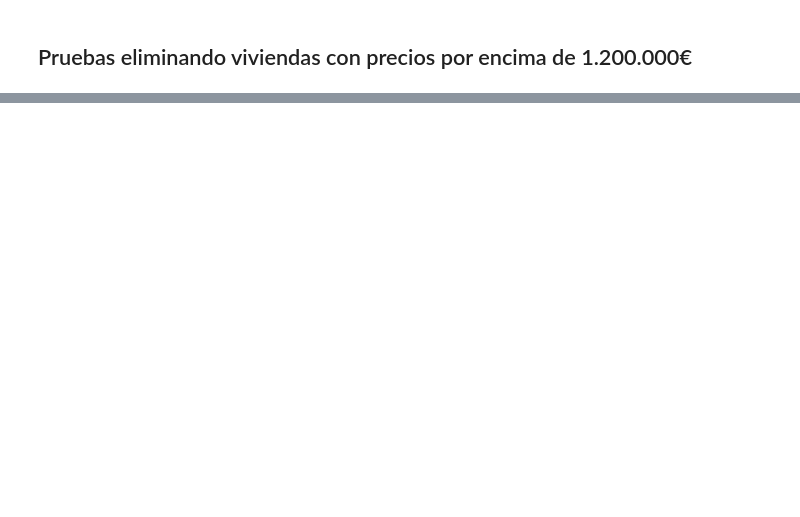
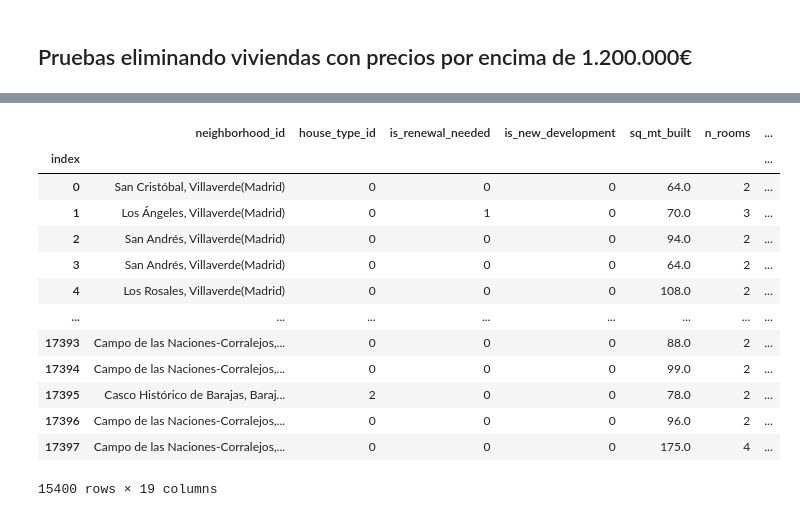
Before and after one commit to Jav1-Mart1nez/Proyecto-final, a Jupyter notebook: jupyter_notebooks/data_preparation.ipynb, the cells around one changed output, grey strips where cells are left out. Drawn from its saved outputs; the diff is of its cells as text; code cells hidden in the pictures; blank space fills up the shorter version.

```diff
--- a/jupyter_notebooks/data_preparation.ipynb
+++ b/jupyter_notebooks/data_preparation.ipynb
@@ -489,0 +304,6 @@ HistGradientBoosting accuracy0.9969396782767065
+# %%
+data2 = pd.read_csv("../outputs/clean_houses.csv")
+# %%
+data2.rename(columns={"Unnamed: 0":"index"},inplace=True)
+data2.set_index("index", inplace=True)
+data2.head()
@@ -489,0 +364,23 @@ HistGradientBoosting accuracy0.9969396782767065
+# %%
+data2 = data2.drop(data2[data2["buy_price"]>1200000].index)
+data2 = data2.drop(data2[data2["sq_mt_built"]>300].index)
+data2 = data2.drop(data2[data2["n_rooms"]>5].index)
+data2 = data2.drop(data2[data2["n_bathrooms"]>5].index)
+# %%
+data2.reset_index()
+data2
+# %% [output]
+|  | neighborhood_id | house_type_id | is_renewal_needed | is_new_development | sq_mt_built | n_rooms | ... |
+| index |  |  |  |  |  |  | ... |
+| 0 | San Cristóbal, Villaverde(Madrid) | 0 | 0 | 0 | 64.0 | 2 | ... |
+| 1 | Los Ángeles, Villaverde(Madrid) | 0 | 1 | 0 | 70.0 | 3 | ... |
+| 2 | San Andrés, Villaverde(Madrid) | 0 | 0 | 0 | 94.0 | 2 | ... |
+| 3 | San Andrés, Villaverde(Madrid) | 0 | 0 | 0 | 64.0 | 2 | ... |
+| 4 | Los Rosales, Villaverde(Madrid) | 0 | 0 | 0 | 108.0 | 2 | ... |
+| ... | ... | ... | ... | ... | ... | ... | ... |
+| 17393 | Campo de las Naciones-Corralejos,... | 0 | 0 | 0 | 88.0 | 2 | ... |
+| 17394 | Campo de las Naciones-Corralejos,... | 0 | 0 | 0 | 99.0 | 2 | ... |
+| 17395 | Casco Histórico de Barajas, Baraj... | 2 | 0 | 0 | 78.0 | 2 | ... |
+| 17396 | Campo de las Naciones-Corralejos,... | 0 | 0 | 0 | 96.0 | 2 | ... |
+| 17397 | Campo de las Naciones-Corralejos,... | 0 | 0 | 0 | 175.0 | 4 | ... |
+15400 rows × 19 columns
```
Also changed, not shown: parts of 61 cells of this notebook, 1 other file.
